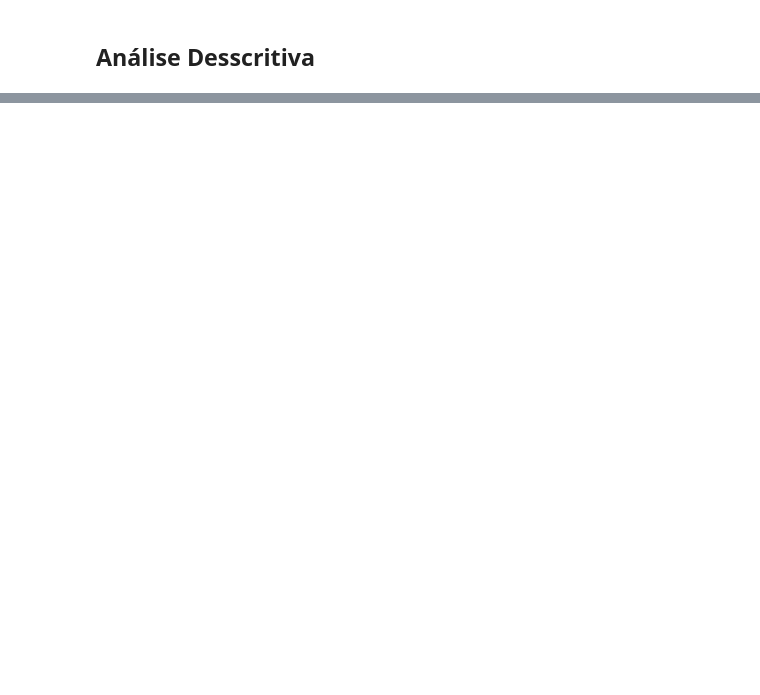
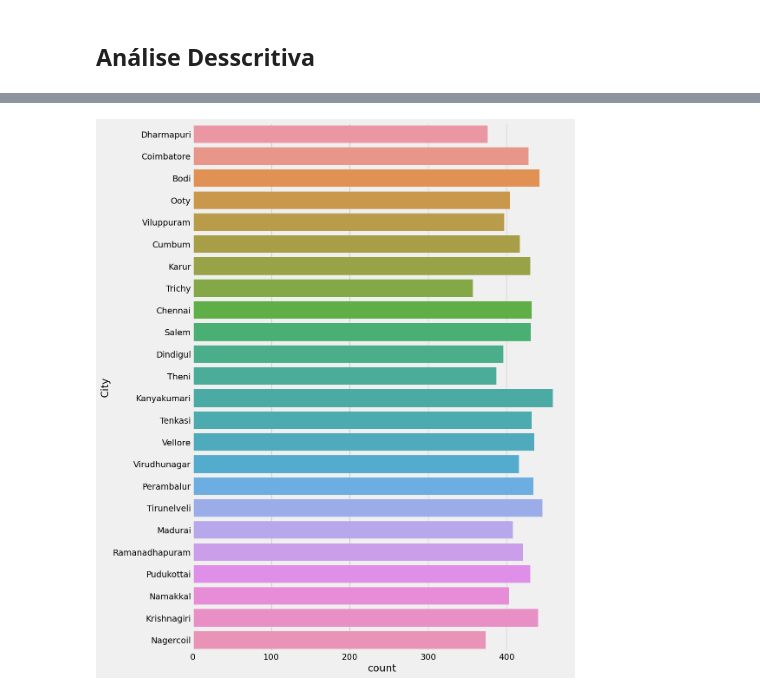
Before and after one commit to carlosrodriguesjf/analise-vendas-supermercado, a Jupyter notebook: Segmentação_de_clientes_de_um_supermercado.ipynb, the cells around one changed output, grey strips where cells are left out. Cells and saved outputs as stored; diff of their text form; code cells hidden in the pictures; blank space fills up the shorter version.

```diff
--- a/Segmentação_de_clientes_de_um_supermercado.ipynb
+++ b/Segmentação_de_clientes_de_um_supermercado.ipynb
@@ -345,0 +377,7 @@ plt.show()
+# %%
+# Gráfico de total de vendas por localidade
+plt.figure(1, figsize=(10,15))
+sns.countplot(y='City', data = df)
+plt.show()
+# %% [output]
+[figure, added]
```
Also changed, not shown: parts of 17 cells of this notebook.
